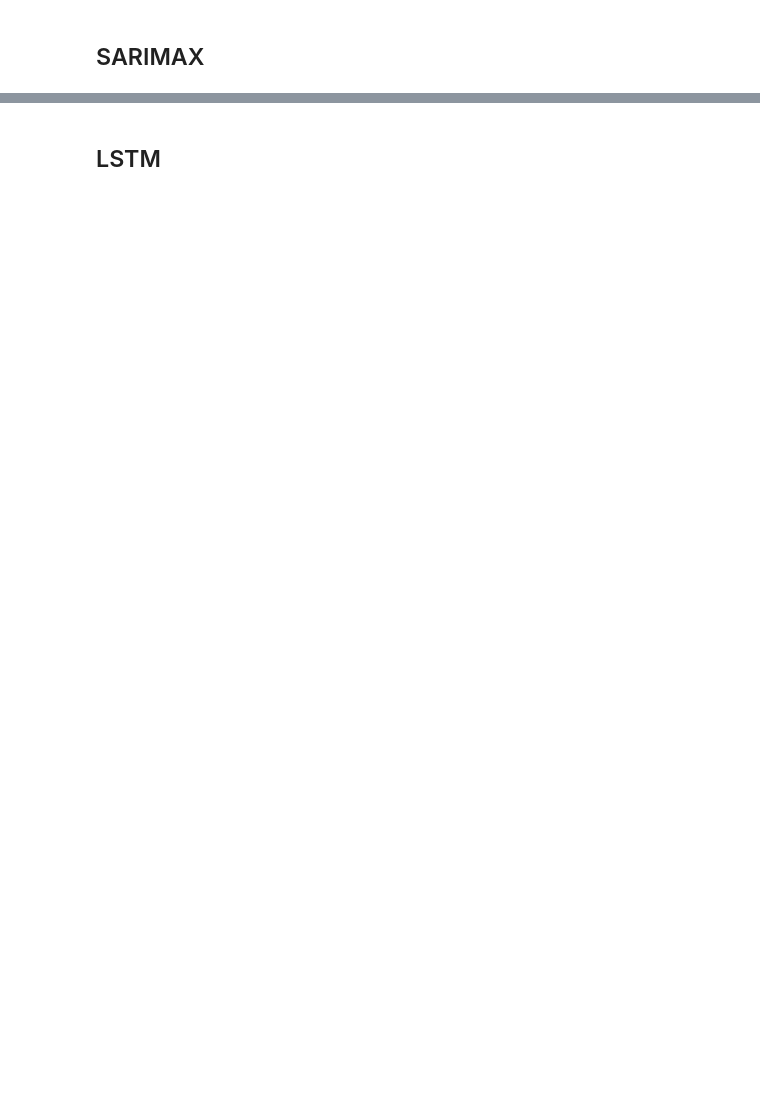
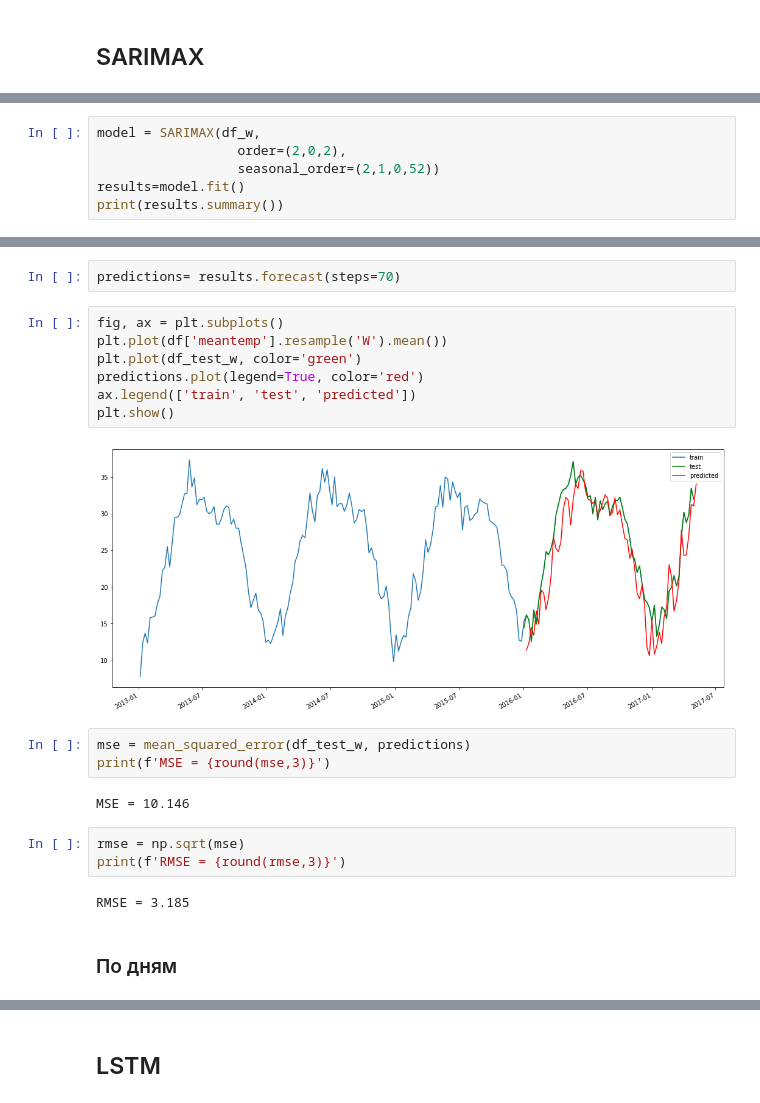
Before and after one commit to maxim8051/TimeSeriesItmoLab, a Jupyter notebook: TimeSeries.ipynb, the cells around one changed output, grey strips where cells are left out. Saved outputs shown, nothing was run; the diff lists cells and outputs as text; blank space fills up the shorter version.

```diff
--- a/TimeSeries.ipynb
+++ b/TimeSeries.ipynb
@@ -175,0 +179,6 @@ RMSE = 2.156745094757187
+# %%
+model = SARIMAX(df_w,
+                  order=(2,0,2),
+                  seasonal_order=(2,1,0,52))
+results=model.fit()
+print(results.summary())
@@ -175,0 +203,23 @@ RMSE = 2.156745094757187
+# %%
+predictions= results.forecast(steps=70)
+# %%
+fig, ax = plt.subplots()
+plt.plot(df['meantemp'].resample('W').mean())
+plt.plot(df_test_w, color='green')
+predictions.plot(legend=True, color='red')
+ax.legend(['train', 'test', 'predicted'])
+plt.show()
+# %% [output]
+[figure, added]
+# %%
+mse = mean_squared_error(df_test_w, predictions)
+print(f'MSE = {round(mse,3)}')
+# %% [output]
+MSE = 10.146
+# %%
+rmse = np.sqrt(mse)
+print(f'RMSE = {round(rmse,3)}')
+# %% [output]
+RMSE = 3.185
+# %% [markdown]
+### По дням
```
Also changed, not shown: parts of 53 cells of this notebook.
